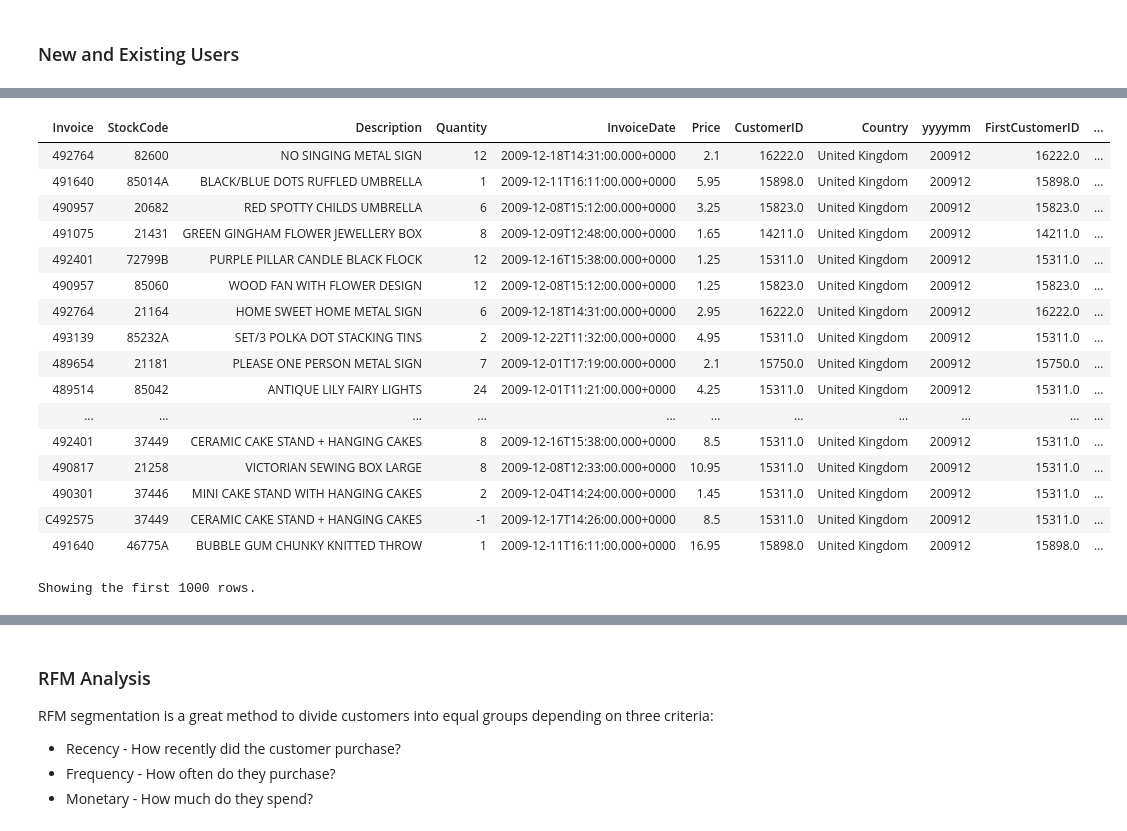
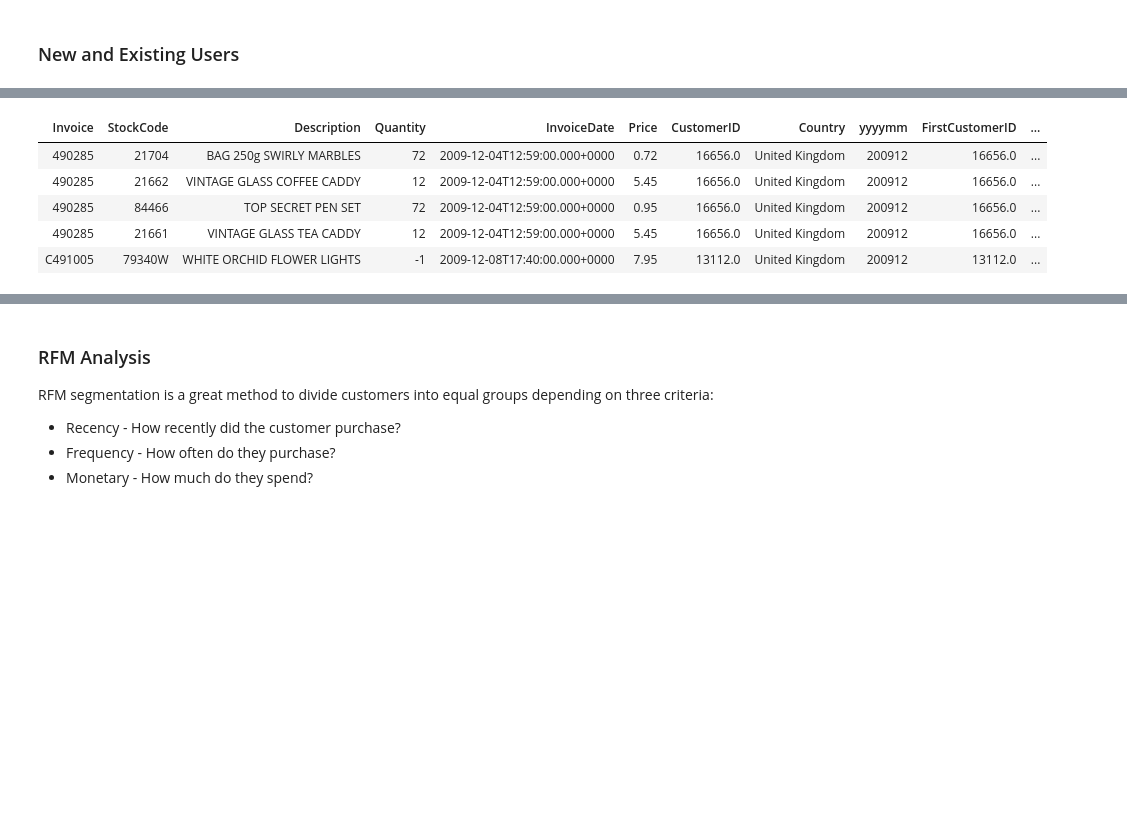
Before and after one commit to halmasieh/jarvis_data_eng_HomaAlmasieh, a Jupyter notebook: spark/notebook/RetailDataAnalyticsWithPySpark.ipynb, the cells around one changed output, grey strips where cells are left out. Drawn from its saved outputs; the diff is of its cells as text; code cells hidden in the pictures; blank space fills up the shorter version.

```diff
--- a/spark/notebook/RetailDataAnalyticsWithPySpark.ipynb
+++ b/spark/notebook/RetailDataAnalyticsWithPySpark.ipynb
@@ -426,26 +299,14 @@ new_retail_df = new_retail_df.join(first_purchase_for_user, (new_retail_df.Custo
 # %% [output]
 [interactive output not drawn]
 # %%
-display(new_retail_df.orderBy("yyyymm"))
+display(new_retail_df.orderBy("yyyymm").limit(5))
 # %% [output]
 | Invoice | StockCode | Description | Quantity | InvoiceDate | Price | CustomerID | Country | yyyymm | FirstCustomerID | ... |
-| 492764 | 82600 | NO SINGING METAL SIGN | 12 | 2009-12-18T14:31:00.000+0000 | 2.1 | 16222.0 | United Kingdom | 200912 | 16222.0 | ... |
-| 491640 | 85014A | BLACK/BLUE DOTS RUFFLED UMBRELLA | 1 | 2009-12-11T16:11:00.000+0000 | 5.95 | 15898.0 | United Kingdom | 200912 | 15898.0 | ... |
-| 490957 | 20682 | RED SPOTTY CHILDS UMBRELLA | 6 | 2009-12-08T15:12:00.000+0000 | 3.25 | 15823.0 | United Kingdom | 200912 | 15823.0 | ... |
-| 491075 | 21431 | GREEN GINGHAM FLOWER JEWELLERY BOX | 8 | 2009-12-09T12:48:00.000+0000 | 1.65 | 14211.0 | United Kingdom | 200912 | 14211.0 | ... |
-| 492401 | 72799B | PURPLE PILLAR CANDLE BLACK FLOCK | 12 | 2009-12-16T15:38:00.000+0000 | 1.25 | 15311.0 | United Kingdom | 200912 | 15311.0 | ... |
-| 490957 | 85060 | WOOD FAN WITH FLOWER DESIGN | 12 | 2009-12-08T15:12:00.000+0000 | 1.25 | 15823.0 | United Kingdom | 200912 | 15823.0 | ... |
-| 492764 | 21164 | HOME SWEET HOME METAL SIGN | 6 | 2009-12-18T14:31:00.000+0000 | 2.95 | 16222.0 | United Kingdom | 200912 | 16222.0 | ... |
-| 493139 | 85232A | SET/3 POLKA DOT STACKING TINS | 2 | 2009-12-22T11:32:00.000+0000 | 4.95 | 15311.0 | United Kingdom | 200912 | 15311.0 | ... |
-| 489654 | 21181 | PLEASE ONE PERSON METAL SIGN | 7 | 2009-12-01T17:19:00.000+0000 | 2.1 | 15750.0 | United Kingdom | 200912 | 15750.0 | ... |
-| 489514 | 85042 | ANTIQUE LILY FAIRY LIGHTS | 24 | 2009-12-01T11:21:00.000+0000 | 4.25 | 15311.0 | United Kingdom | 200912 | 15311.0 | ... |
-| ... | ... | ... | ... | ... | ... | ... | ... | ... | ... | ... |
-| 492401 | 37449 | CERAMIC CAKE STAND + HANGING CAKES | 8 | 2009-12-16T15:38:00.000+0000 | 8.5 | 15311.0 | United Kingdom | 200912 | 15311.0 | ... |
-| 490817 | 21258 | VICTORIAN SEWING BOX LARGE | 8 | 2009-12-08T12:33:00.000+0000 | 10.95 | 15311.0 | United Kingdom | 200912 | 15311.0 | ... |
-| 490301 | 37446 | MINI CAKE STAND WITH HANGING CAKES | 2 | 2009-12-04T14:24:00.000+0000 | 1.45 | 15311.0 | United Kingdom | 200912 | 15311.0 | ... |
-| C492575 | 37449 | CERAMIC CAKE STAND + HANGING CAKES | -1 | 2009-12-17T14:26:00.000+0000 | 8.5 | 15311.0 | United Kingdom | 200912 | 15311.0 | ... |
-| 491640 | 46775A | BUBBLE GUM CHUNKY KNITTED THROW | 1 | 2009-12-11T16:11:00.000+0000 | 16.95 | 15898.0 | United Kingdom | 200912 | 15898.0 | ... |
+| 490285 | 21704 | BAG 250g SWIRLY MARBLES | 72 | 2009-12-04T12:59:00.000+0000 | 0.72 | 16656.0 | United Kingdom | 200912 | 16656.0 | ... |
+| 490285 | 21662 | VINTAGE GLASS COFFEE CADDY | 12 | 2009-12-04T12:59:00.000+0000 | 5.45 | 16656.0 | United Kingdom | 200912 | 16656.0 | ... |
+| 490285 | 84466 | TOP SECRET PEN SET | 72 | 2009-12-04T12:59:00.000+0000 | 0.95 | 16656.0 | United Kingdom | 200912 | 16656.0 | ... |
+| 490285 | 21661 | VINTAGE GLASS TEA CADDY | 12 | 2009-12-04T12:59:00.000+0000 | 5.45 | 16656.0 | United Kingdom | 200912 | 16656.0 | ... |
+| C491005 | 79340W | WHITE ORCHID FLOWER LIGHTS | -1 | 2009-12-08T17:40:00.000+0000 | 7.95 | 13112.0 | United Kingdom | 200912 | 13112.0 | ... |
-Showing the first 1000 rows.
 # %%
 #merge new and existing dataframes
 users_monthly_existing = new_retail_df.where(col("yyyymm") != col("user_starting_date"))
```
Also changed, not shown: parts of 20 cells of this notebook, 1 other file.
